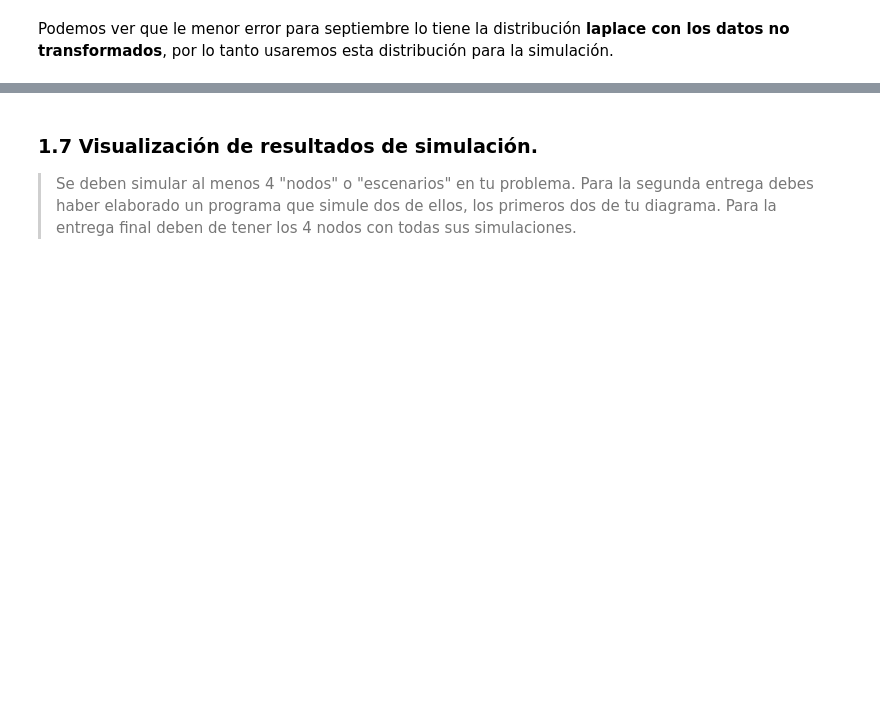
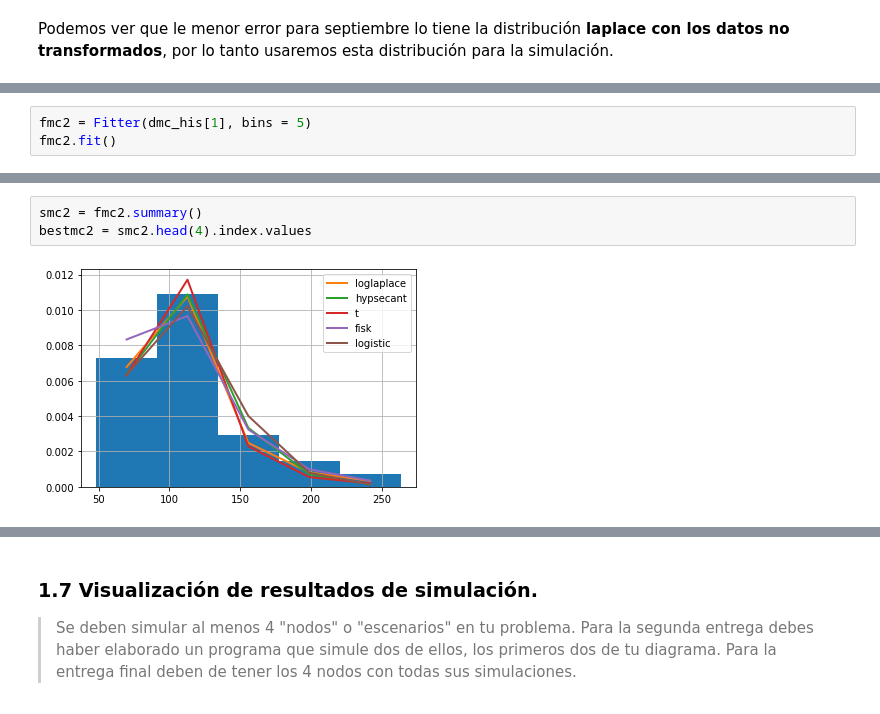
Before and after one commit to Aranzazu-R/Proyecto_Sim_FlavioyAranzazu, a Jupyter notebook: GuiaProyectoFinal-Borrador.ipynb, the cells around one changed output, grey strips where cells are left out. Cells and saved outputs as stored; diff of their text form; blank space fills up the shorter version.

```diff
--- a/GuiaProyectoFinal-Borrador.ipynb
+++ b/GuiaProyectoFinal-Borrador.ipynb
@@ -1641,0 +1689,3 @@ Podemos ver que le menor error para septiembre lo tiene la distribución **lapla
+# %%
+fmc2 = Fitter(dmc_his[1], bins = 5)
+fmc2.fit()
@@ -1641,0 +1740,5 @@ Podemos ver que le menor error para septiembre lo tiene la distribución **lapla
+# %%
+smc2 = fmc2.summary()
+bestmc2 = smc2.head(4).index.values
+# %% [output]
+[figure, added]
```
Also changed, not shown: parts of 89 cells of this notebook, 1 other file.
